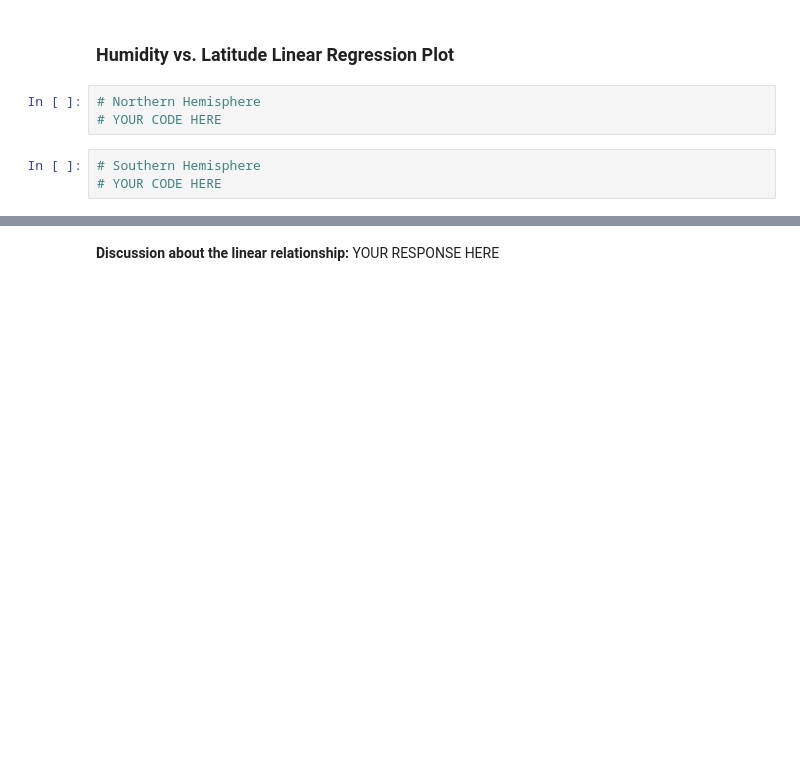
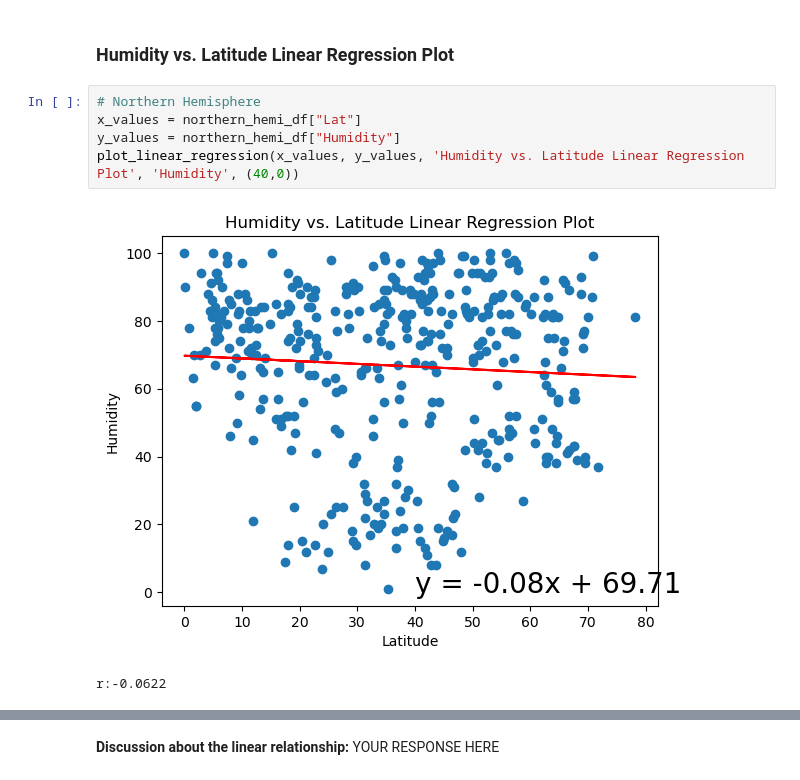
Before and after one commit to matthewsvale/python-api-challenge, a Jupyter notebook: WeatherPy/WeatherPy.ipynb, the cells around one changed output, grey strips where cells are left out. Drawn from its saved outputs; the diff is of its cells as text; blank space fills up the shorter version.

```diff
--- a/WeatherPy/WeatherPy.ipynb
+++ b/WeatherPy/WeatherPy.ipynb
@@ -337,9 +337,11 @@ r:0.7825
 **Discussion about the linear relationship:** YOUR RESPONSE HERE
 # %% [markdown]
 ### Humidity vs. Latitude Linear Regression Plot
-# %%
-# Northern Hemisphere
-# YOUR CODE HERE
-# %%
-# Southern Hemisphere
-# YOUR CODE HERE
+# %%
+# Northern Hemisphere
+x_values = northern_hemi_df["Lat"]
+y_values = northern_hemi_df["Humidity"]
+plot_linear_regression(x_values, y_values, 'Humidity vs. Latitude Linear Regression Plot', 'Humidity', (40,0))
+# %% [output]
+[figure, added]
+r:-0.0622
```
Also changed, not shown: parts of 22 cells of this notebook, 5 other files.
